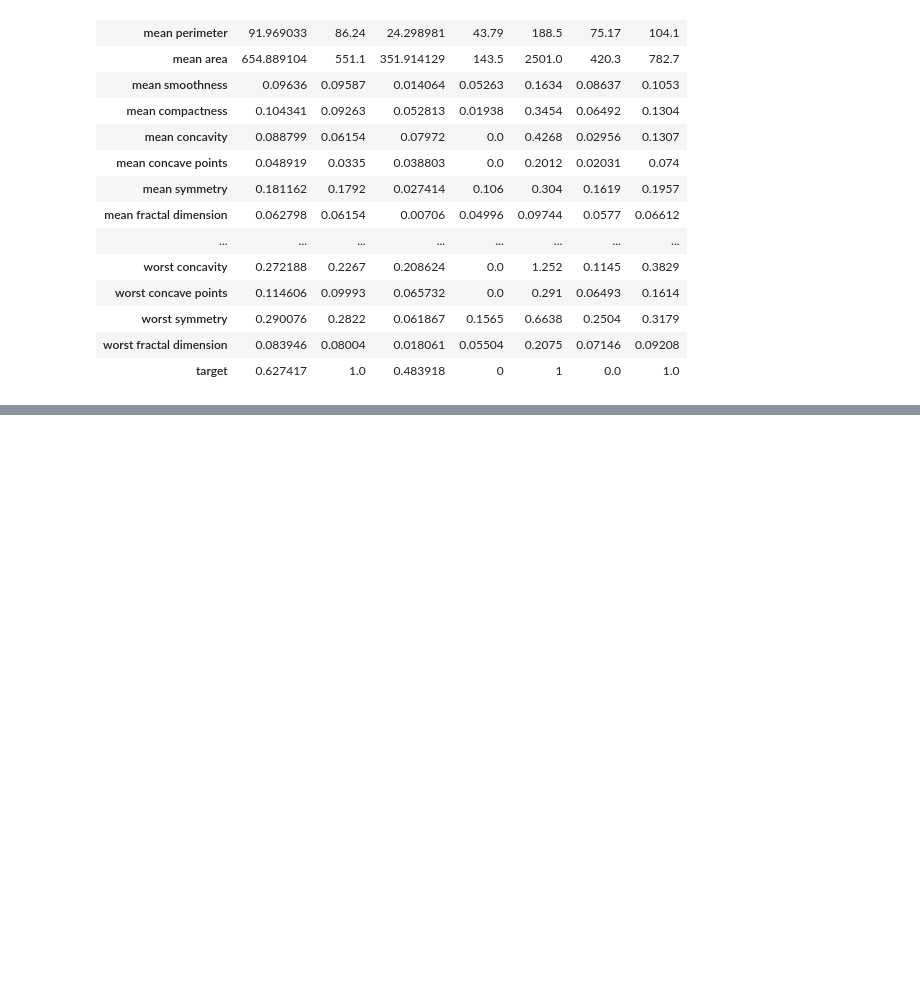
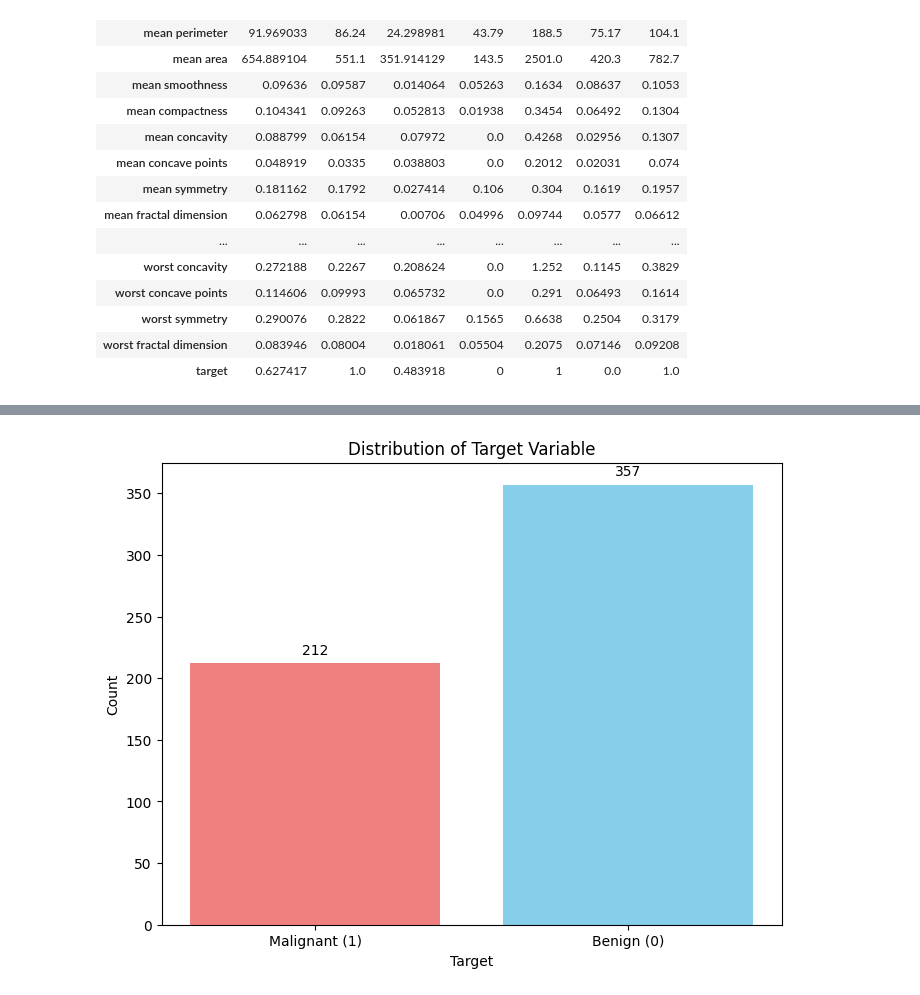
Before and after one commit to mlacasa/AnalisisSeries, a Jupyter notebook: EjemploAnalisisUnivariante.ipynb, the cells around one changed output, grey strips where cells are left out. Saved outputs shown, nothing was run; the diff lists cells and outputs as text; code cells hidden in the pictures; blank space fills up the shorter version.

```diff
--- a/EjemploAnalisisUnivariante.ipynb
+++ b/EjemploAnalisisUnivariante.ipynb
@@ -120,0 +171,29 @@ univariate_analysis
+# %%
+# prompt: muestra una gráfica de la variable "target" como categorica, indica un color para cada una e indica el número en la gráfica, indica la etiqueta
+
+import matplotlib.pyplot as plt
+
+# Count the occurrences of each target value
+target_counts = df['target'].value_counts()
+
+# Create the bar plot
+plt.figure(figsize=(8, 6))  # Adjust figure size if needed
+bars = plt.bar(target_counts.index, target_counts.values, color=['skyblue', 'lightcoral'])
+
+# Add labels and title
+plt.xlabel('Target')
+plt.ylabel('Count')
+plt.title('Distribution of Target Variable')
+
+# Add value labels on top of each bar
+for bar in bars:
+    yval = bar.get_height()
+    plt.text(bar.get_x() + bar.get_width()/2, yval + 5, yval, ha='center', va='bottom') # Adjust 5 for better positioning
+
+# Customize the x-axis ticks (optional)
+plt.xticks(target_counts.index, ['Benign (0)', 'Malignant (1)']) # Assuming 0 and 1 represent benign and malignant
+
+# Display the plot
+plt.show()
+# %% [output]
+[figure, added]
```
Also changed, not shown: parts of 7 cells of this notebook.
